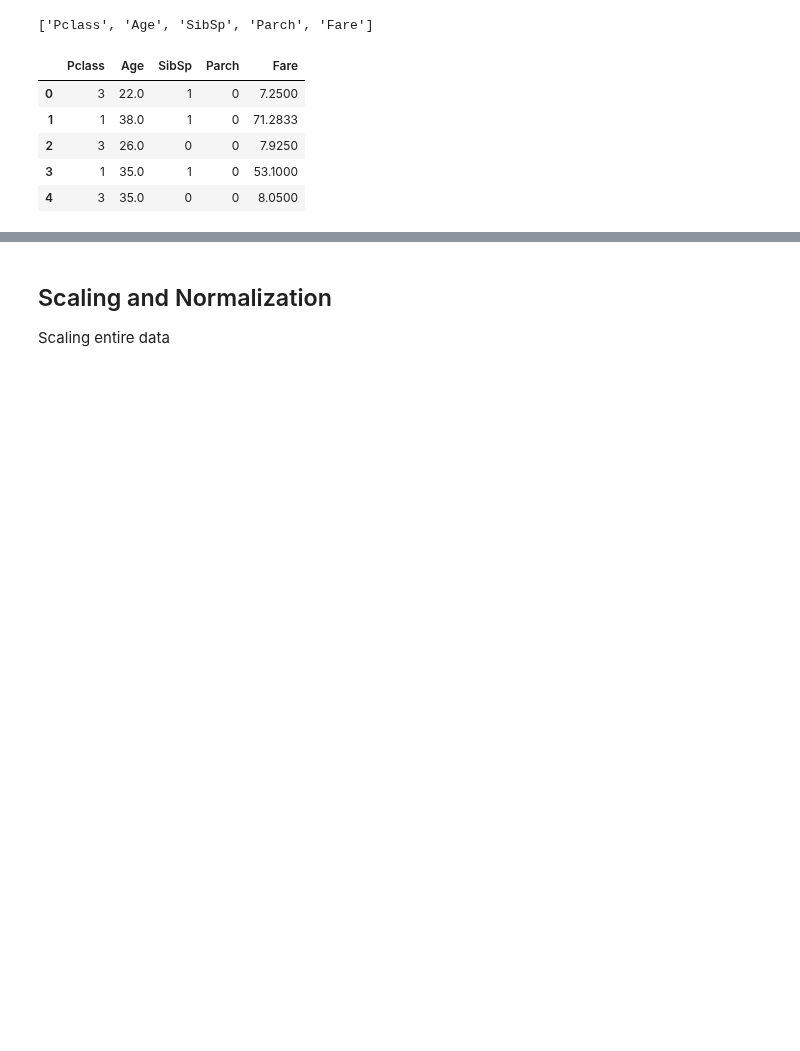
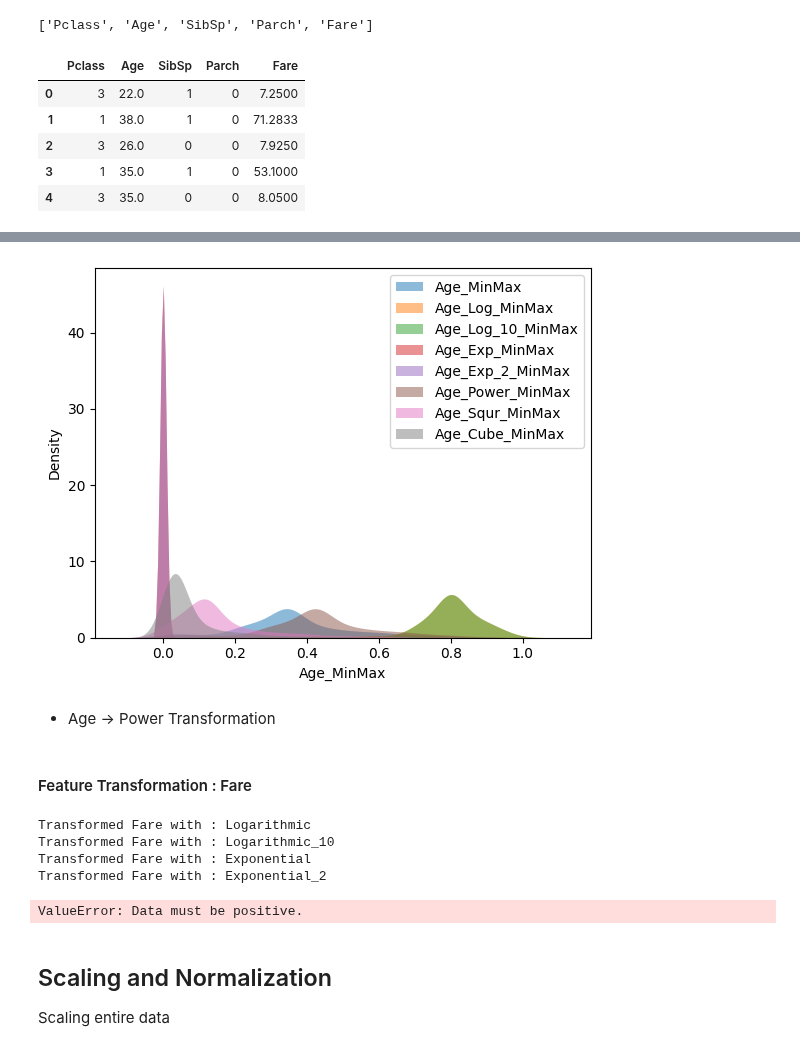
Before and after one commit to Rahul-404/Titanic_Problem_Kaggel, a Jupyter notebook: 3_Feature_Engineering.ipynb, the cells around one changed output, grey strips where cells are left out. Cells and saved outputs as stored; diff of their text form; code cells hidden in the pictures; blank space fills up the shorter version.

```diff
--- a/3_Feature_Engineering.ipynb
+++ b/3_Feature_Engineering.ipynb
@@ -49,6 +50,8 @@ class DataEncoding:
     def __init__(self, clean_df: pd.DataFrame):
         self.original_df = clean_df.copy()
         self.df = clean_df.copy() # here will perform our encodings
+        self.trans_tech = ["Logarithmic", "Logarithmic_10", "Exponential", "Exponential_2", "Power", "Square", "Cubic"]
+        self.scale_tech = ["Normal_l1", "Normal_l2", "MaxAbcScaler", "Rodust", "MinMax", "Standard"]
 
     # label encoding
     def lable_encode(self, input_col:str, output_col:str):
@@ -154,8 +157,8 @@ class DataEncoding:
             self.df[input_col+"_Exp"] = np.exp(self.df[input_col])
         elif type_of_trans == "Exponential_2": # power 2
             self.df[input_col+"_Exp_2"] = np.exp2(self.df[input_col])
-        elif type_of_trans == "Power":
-            transformed_data, _ = boxcox(self.df[input_col])
+        elif type_of_trans == "Power": # removed boxcox
+            transformed_data, _ = yeojohnson(self.df[input_col])
             self.df[input_col+"_Power"] = transformed_data
         elif type_of_trans == "Square":
             self.df[input_col+"_Squr"] = np.power(self.df[input_col], 2)
@@ -191,14 +194,12 @@ class DataEncoding:
             self.df[input_col+"_Standard"] = scaler.fit_transform(np.array(self.df[input_col]).reshape(-1, 1))
 
     def transform_with_all_technique(self, input_col:str):
-        techniques = ["Logarithmic", "Logarithmic_10", "Exponential", "Exponential_2", "Power", "Square", "Cubic"]
-        for tech in techniques:
+        for tech in self.trans_tech:
             self.feature_tranformation(input_col, tech)
             print(f"Transformed {input_col} with : {tech}")
 
     def scaling_with_all_technique(self, input_col:str):
-        techniques = ["Normal_l1", "Normal_l2", "MaxAbcScaler", "Rodust", "MinMax", "Standard"]
-        for tech in techniques:
+        for tech in self.scale_tech:
             self.feature_scaling(input_col, tech)
             print(f"Scaled {input_col} with : {tech}")
 # %% [markdown]
@@ -534,0 +554,8 @@ NUM_DF.head()
+# %%
+# loading data in encoding object
+trans_age = DataEncoding(NUM_DF[["Age"]])
+# performing all transformations
+trans_age.transform_with_all_technique("Age")
+# the scaling down data points between 0 and 1
+for i in trans_age.df.columns:
+    trans_age.feature_scaling(i, "MinMax")
@@ -535,3 +570,30 @@ NUM_DF.head()
+# %%
+# ploting data to see shape of distribution
+for i in trans_age.df.columns:
+    if i.endswith('MinMax'):
+        sns.kdeplot(data=trans_age.df, x=i, alpha=0.5,  fill=True, linewidth=0, label=i)
+plt.legend()
+plt.show()
+# %% [output]
+[figure, added]
+# %% [markdown]
+- Age -> Power Transformation
+# %% [markdown]
+#### Feature Transformation : Fare
+# %%
+# loading data in encoding object
+trans_fare = DataEncoding(NUM_DF[["Fare"]])
+# performing all transformations
+trans_fare.transform_with_all_technique("Fare")
+# the scaling down data points between 0 and 1
+for i in trans_fare.df.columns:
+    trans_fare.feature_scaling(i, "MinMax")
+# %% [output]
+Transformed Fare with : Logarithmic
+Transformed Fare with : Logarithmic_10
+Transformed Fare with : Exponential
+Transformed Fare with : Exponential_2
+ValueError: Data must be positive.
 # %% [markdown]
 ## Scaling and Normalization
 
```
Also changed, not shown: parts of 8 cells of this notebook.
